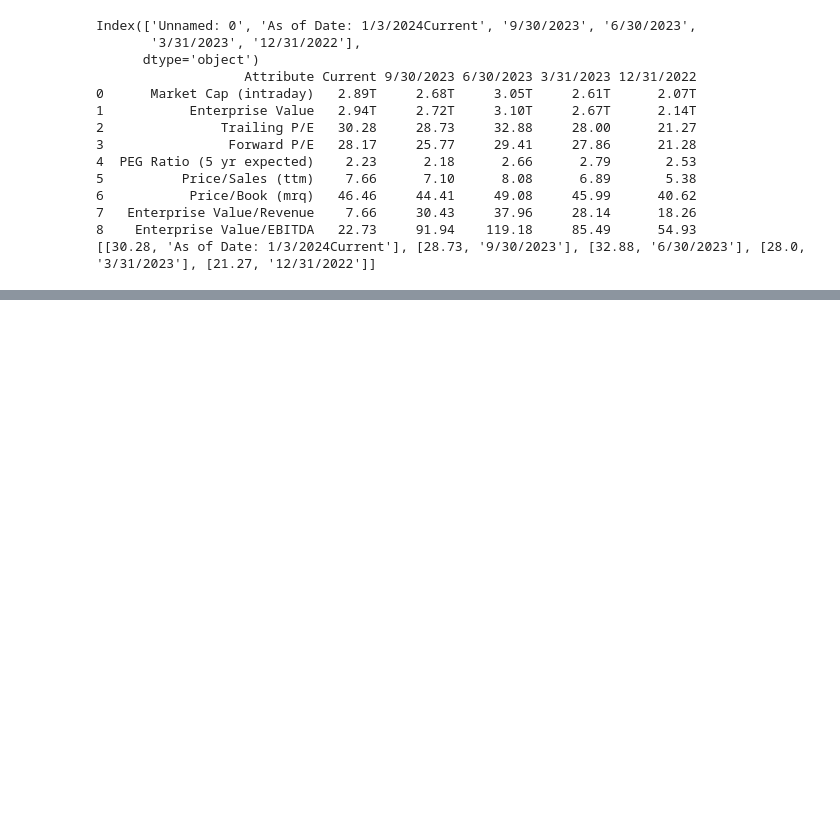
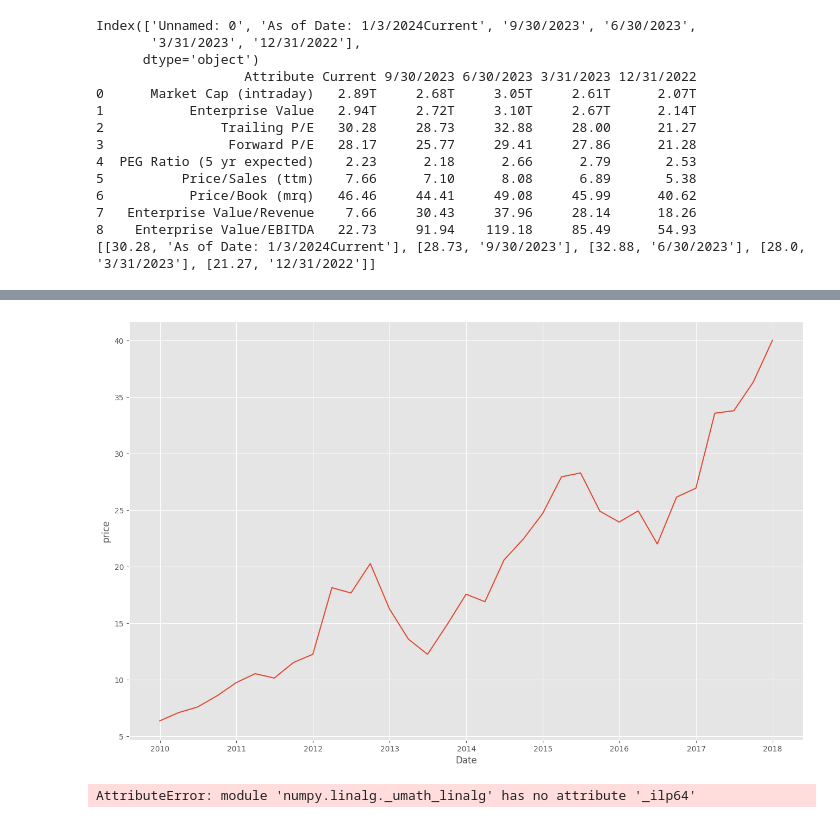
Before and after one commit to xlor1009/TF_Stock, a Jupyter notebook: test.ipynb, the cells around one changed output, grey strips where cells are left out. Drawn from its saved outputs; the diff is of its cells as text; code cells hidden in the pictures; blank space fills up the shorter version.

```diff
--- a/test.ipynb
+++ b/test.ipynb
@@ -30,3 +33,15 @@ Index(['Unnamed: 0', 'As of Date: 1/3/2024Current', '9/30/2023', '6/30/2023',
 7   Enterprise Value/Revenue    7.66     30.43     37.96     28.14      18.26
 8    Enterprise Value/EBITDA   22.73     91.94    119.18     85.49      54.93
 [[30.28, 'As of Date: 1/3/2024Current'], [28.73, '9/30/2023'], [32.88, '6/30/2023'], [28.0, '3/31/2023'], [21.27, '12/31/2022']]
+# %%
+aapl_train = pd.read_csv("C:\\Users\\xlor1\\Downloads\\dataset_test.csv",
+                         names=["Date","Stock Price","TTM Net EPS","PE Ratio","Price to Sales Ratio","Price to Book"])
+
+
+aapl_test = pd.read_csv("C:\\Users\\xlor1\\Downloads\\dataset_testa.csv",
+                         names=["Date","Stock Price","TTM Net EPS","PE Ratio","Price to Sales Ratio","Price to Book"])
+aapl_train["Date"] = pd.to_datetime(aapl_train["Date"])
+aapl_train = aapl_train.set_index("Date")
+aapl_test["Date"] = pd.to_datetime(aapl_test["Date"])
+aapl_test = aapl_test.set_index("Date")
+aapl_train.tail()
@@ -32,0 +88,15 @@ Index(['Unnamed: 0', 'As of Date: 1/3/2024Current', '9/30/2023', '6/30/2023',
+# %%
+plt.style.use(style='ggplot')
+plt.figure(figsize=(16,10))
+plt.plot(aapl_train["Stock Price"])
+plt.xlabel("Date")
+plt.ylabel("price")
+plt.show()
+# %% [output]
+[figure, added]
+# %%
+from sklearn.preprocessing import MinMaxScaler
+scaler = MinMaxScaler()
+aapl_train['Stock Price'] = scaler.fit_transform(aapl_train['Stock Price'].values, axis=1)
+# %% [output]
+AttributeError: module 'numpy.linalg._umath_linalg' has no attribute '_ilp64'
```
Also changed, not shown: parts of 5 cells of this notebook.
